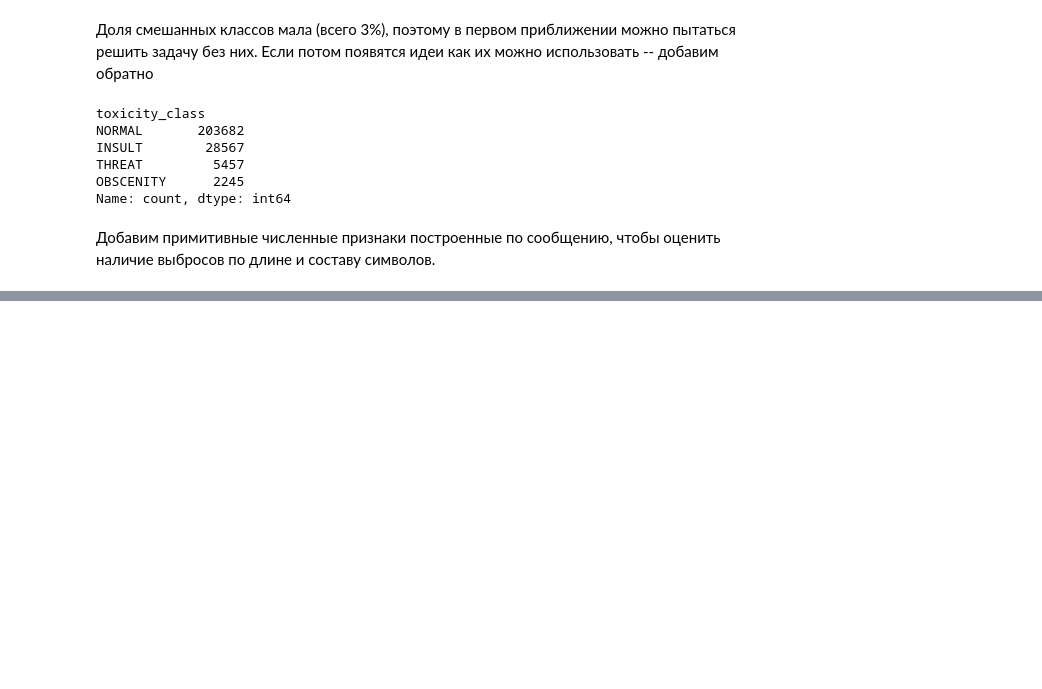
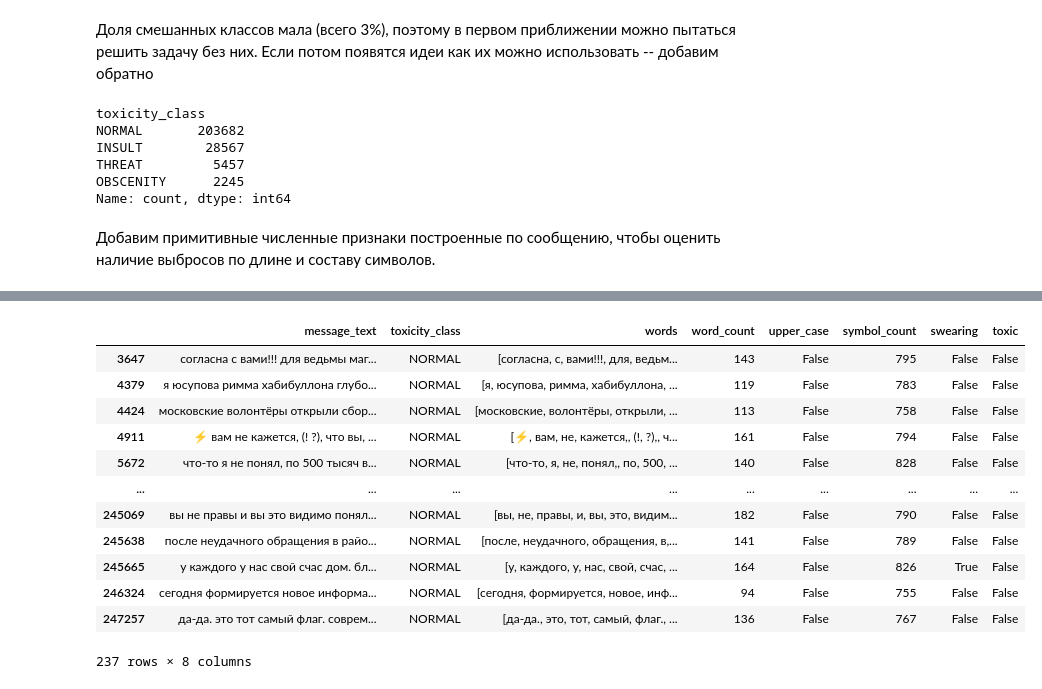
Before and after one commit to toxic-comments/toxic-comments, a Jupyter notebook: eda/toxic_comments_eda.ipynb, the cells around one changed output, grey strips where cells are left out. Saved outputs shown, nothing was run; the diff lists cells and outputs as text; code cells hidden in the pictures; blank space fills up the shorter version.

```diff
--- a/eda/toxic_comments_eda.ipynb
+++ b/eda/toxic_comments_eda.ipynb
@@ -61,6 +64,4 @@ clean_data["words"] = clean_data["message_text"].apply(lambda text: [word for wo
 clean_data["word_count"] = clean_data["words"].apply(lambda words: len(words))
 clean_data["upper_case"] = clean_data["words"].apply(lambda words: any([word.isupper() for word in words]))
 clean_data["symbol_count"] = clean_data["message_text"].apply(lambda text: sum([1 for symbol in text if not symbol.isspace()]))
-clean_data["mean_word_len"] = clean_data["words"].apply(lambda words: np.array([len(word) for word in words]).mean())
-clean_data["median_word_len"] = clean_data["words"].apply(lambda words: np.median(np.array([len(word) for word in words])))
 # %%
@@ -81,0 +80,2 @@ clean_data
+# %%
+mat = ['блять', "хуй", "пизда", "ебать"]
@@ -81,0 +104,16 @@ clean_data
+# %%
+clean_data[clean_data['symbol_count'] > clean_data['symbol_count'].quantile(0.999)]
+# %% [output]
+|  | message_text | toxicity_class | words | word_count | upper_case | symbol_count | swearing | toxic |
+| 3647 | согласна с вами!!! для ведьмы маг... | NORMAL | [согласна, с, вами!!!, для, ведьм... | 143 | False | 795 | False | False |
+| 4379 | я юсупова римма хабибуллона глубо... | NORMAL | [я, юсупова, римма, хабибуллона, ... | 119 | False | 783 | False | False |
+| 4424 | московские волонтёры открыли сбор... | NORMAL | [московские, волонтёры, открыли, ... | 113 | False | 758 | False | False |
+| 4911 | ⚡ вам не кажется, (! ?), что вы, ... | NORMAL | [⚡, вам, не, кажется,, (!, ?),, ч... | 161 | False | 794 | False | False |
+| 5672 | что-то я не понял, по 500 тысяч в... | NORMAL | [что-то, я, не, понял,, по, 500, ... | 140 | False | 828 | False | False |
+| ... | ... | ... | ... | ... | ... | ... | ... | ... |
+| 245069 | вы не правы и вы это видимо понял... | NORMAL | [вы, не, правы, и, вы, это, видим... | 182 | False | 790 | False | False |
+| 245638 | после неудачного обращения в райо... | NORMAL | [после, неудачного, обращения, в,... | 141 | False | 789 | False | False |
+| 245665 | у каждого у нас свой счас дом. бл... | NORMAL | [у, каждого, у, нас, свой, счас, ... | 164 | False | 826 | True | False |
+| 246324 | сегодня формируется новое информа... | NORMAL | [сегодня, формируется, новое, инф... | 94 | False | 755 | False | False |
+| 247257 | да-да. это тот самый флаг. соврем... | NORMAL | [да-да., это, тот, самый, флаг., ... | 136 | False | 767 | False | False |
+237 rows × 8 columns
```
Also changed, not shown: parts of 17 cells of this notebook.
